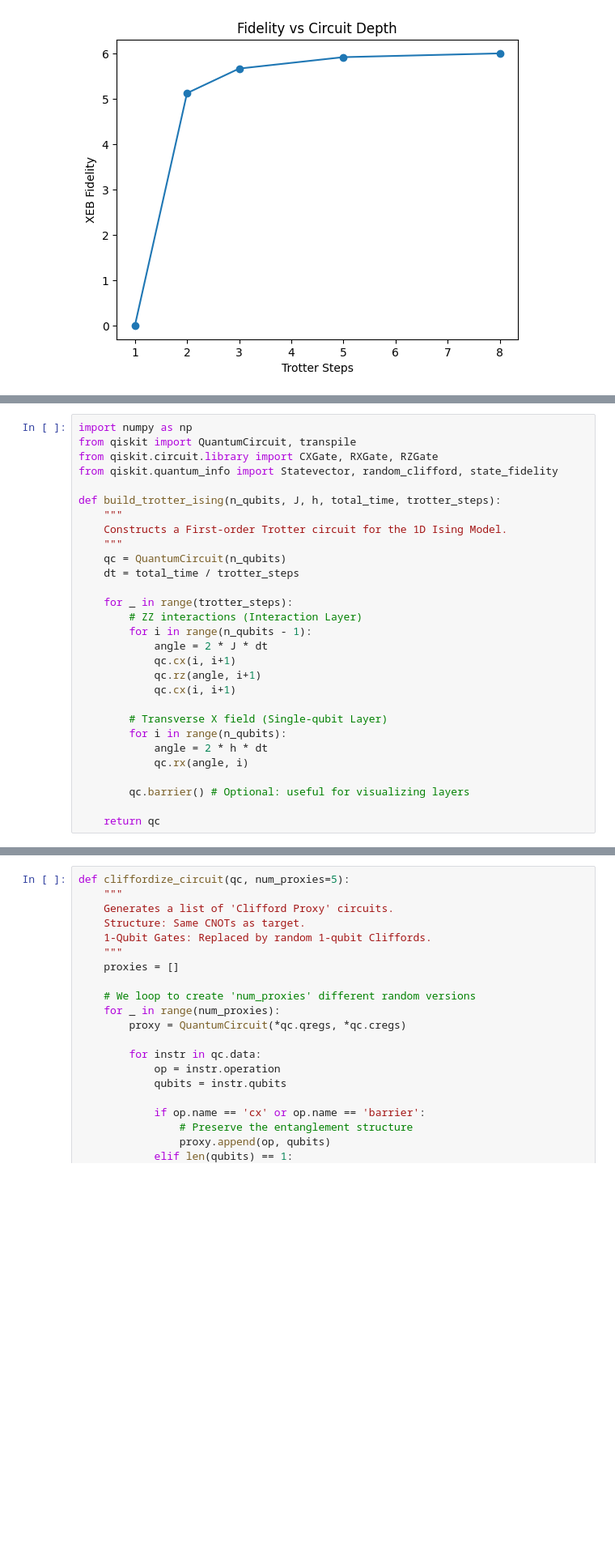
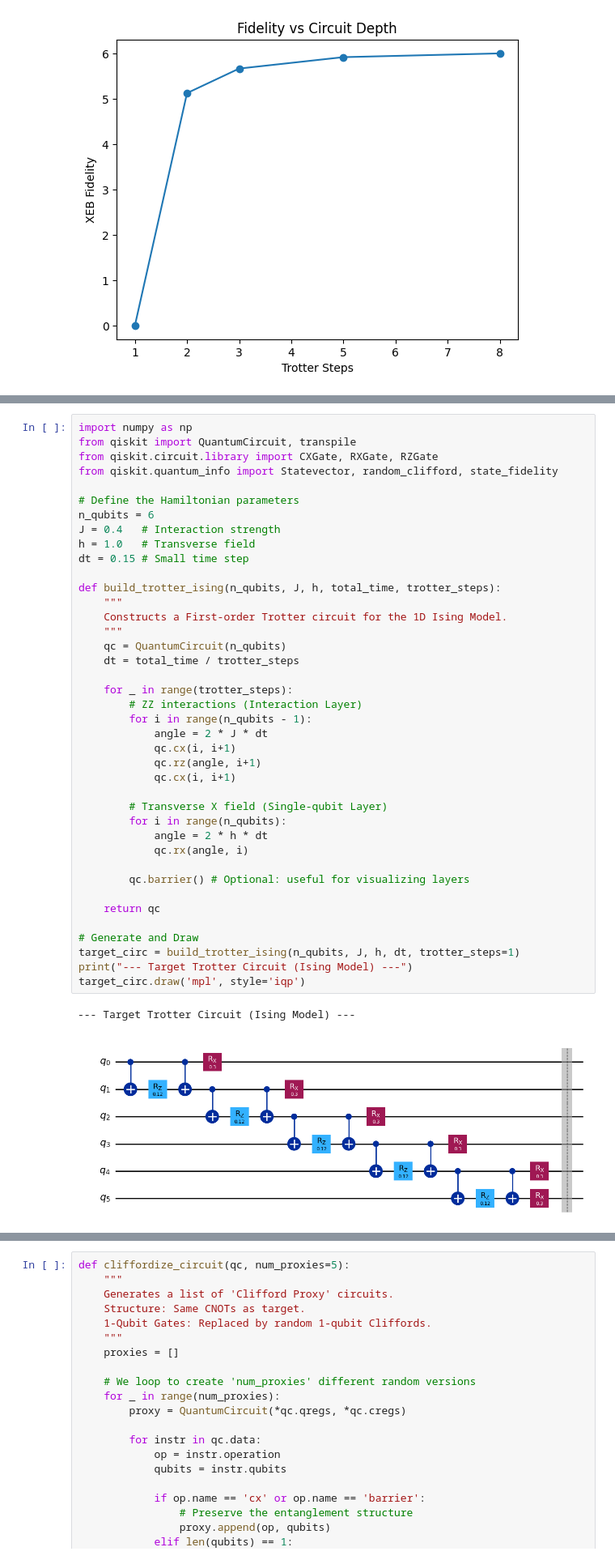
Before and after one commit to mukedon/python_and_projects, a Jupyter notebook: 1_test.ipynb, the cells around one changed output, grey strips where cells are left out. Shown at 81% size. Cells and saved outputs as stored; diff of their text form; blank space fills up the shorter version.

```diff
--- a/1_test.ipynb
+++ b/1_test.ipynb
@@ -417,29 +434,43 @@ plt.show()
 # %%
 import numpy as np
 from qiskit import QuantumCircuit, transpile
 from qiskit.circuit.library import CXGate, RXGate, RZGate
 from qiskit.quantum_info import Statevector, random_clifford, state_fidelity
+
+# Define the Hamiltonian parameters
+n_qubits = 6
+J = 0.4   # Interaction strength
+h = 1.0   # Transverse field
+dt = 0.15 # Small time step
 
 def build_trotter_ising(n_qubits, J, h, total_time, trotter_steps):
     """
     Constructs a First-order Trotter circuit for the 1D Ising Model.
     """
     qc = QuantumCircuit(n_qubits)
     dt = total_time / trotter_steps
 
     for _ in range(trotter_steps):
         # ZZ interactions (Interaction Layer)
         for i in range(n_qubits - 1):
             angle = 2 * J * dt
             qc.cx(i, i+1)
             qc.rz(angle, i+1)
             qc.cx(i, i+1)
 
         # Transverse X field (Single-qubit Layer)
         for i in range(n_qubits):
             angle = 2 * h * dt
             qc.rx(angle, i)
 
         qc.barrier() # Optional: useful for visualizing layers
 
     return qc
+
+# Generate and Draw
+target_circ = build_trotter_ising(n_qubits, J, h, dt, trotter_steps=1)
+print("--- Target Trotter Circuit (Ising Model) ---")
+target_circ.draw('mpl', style='iqp')
+# %% [output]
+--- Target Trotter Circuit (Ising Model) ---
+[figure, added]
```
Also changed, not shown: parts of 11 cells of this notebook.
